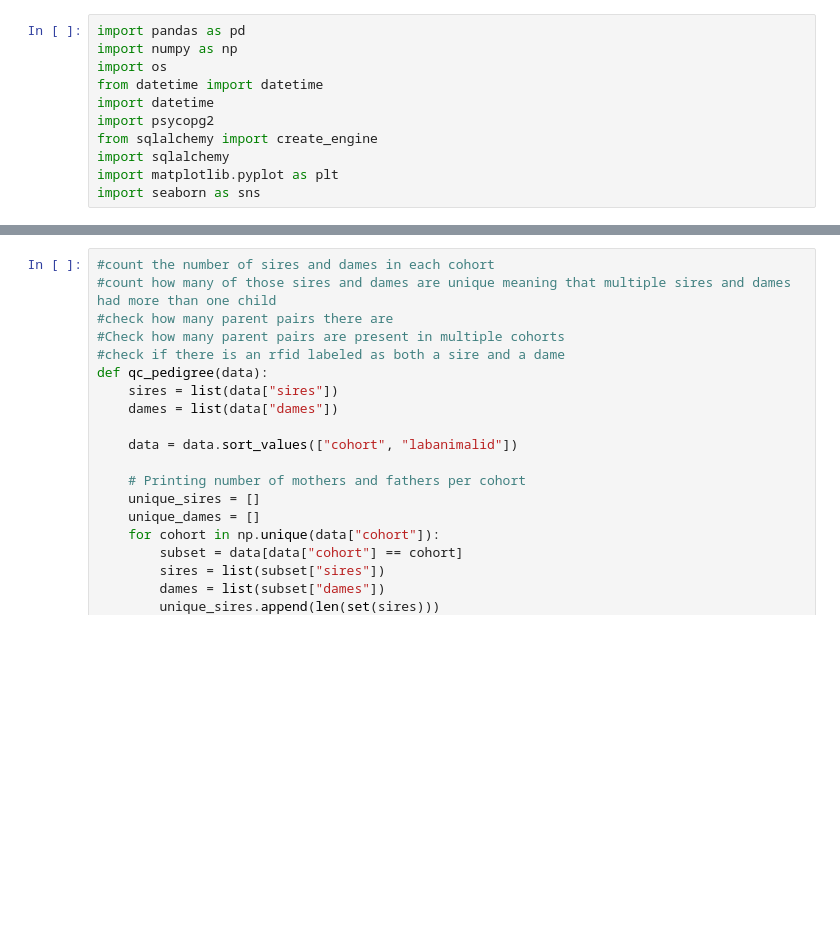
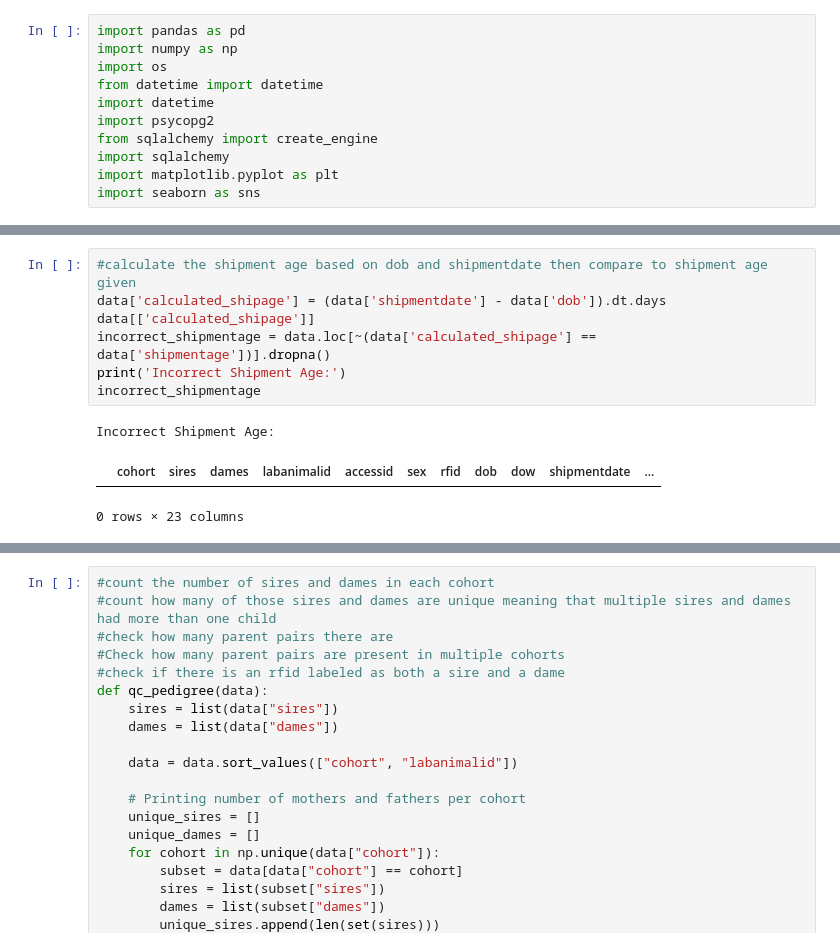
Before and after one commit to Shaezzer/PalmerLab, a Jupyter notebook: QC_WFU_Master.ipynb, the cells around one changed output, grey strips where cells are left out. Drawn from its saved outputs; the diff is of its cells as text; blank space fills up the shorter version.

```diff
--- a/QC_WFU_Master.ipynb
+++ b/QC_WFU_Master.ipynb
@@ -85,2 +137,13 @@ resolution
+# %%
+#calculate the shipment age based on dob and shipmentdate then compare to shipment age given
+data['calculated_shipage'] = (data['shipmentdate'] - data['dob']).dt.days
+data[['calculated_shipage']]
+incorrect_shipmentage = data.loc[~(data['calculated_shipage'] == data['shipmentage'])].dropna()
+print('Incorrect Shipment Age:')
+incorrect_shipmentage
+# %% [output]
+Incorrect Shipment Age:
+|  | cohort | sires | dames | labanimalid | accessid | sex | rfid | dob | dow | shipmentdate | ... |
+0 rows × 23 columns
 # %%
 #Check the amount of subjects in each cohort
```
Also changed, not shown: parts of 16 cells of this notebook.
